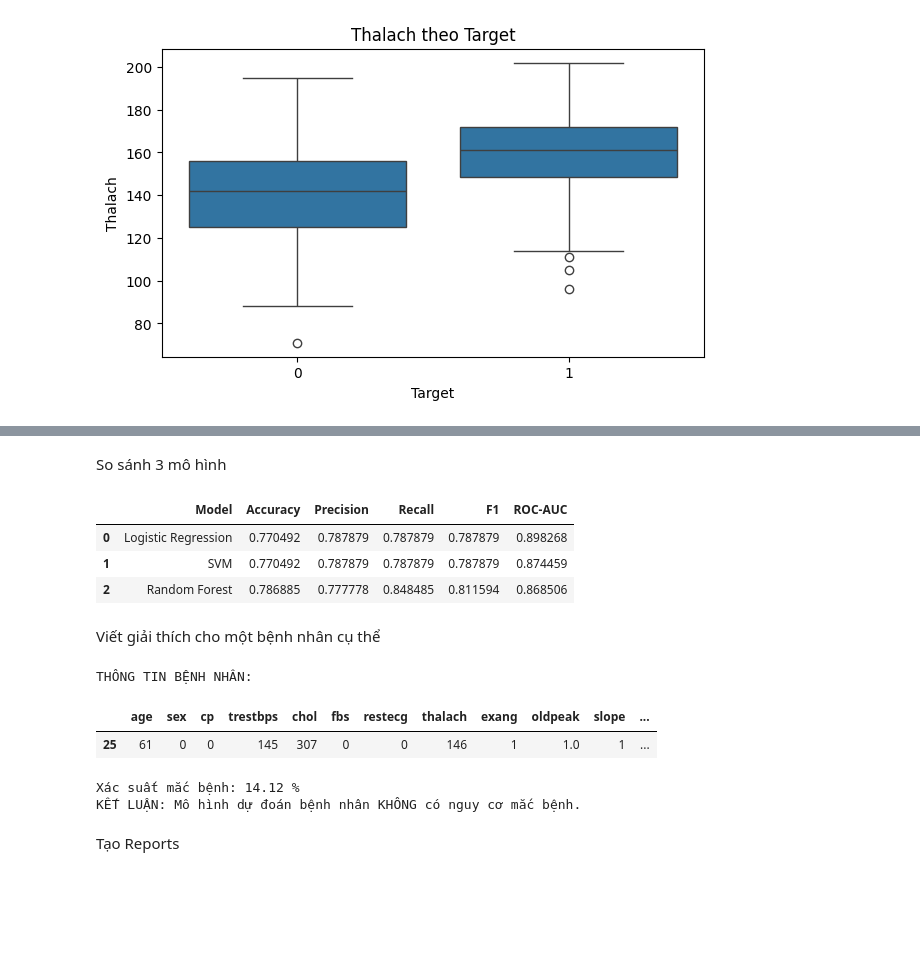
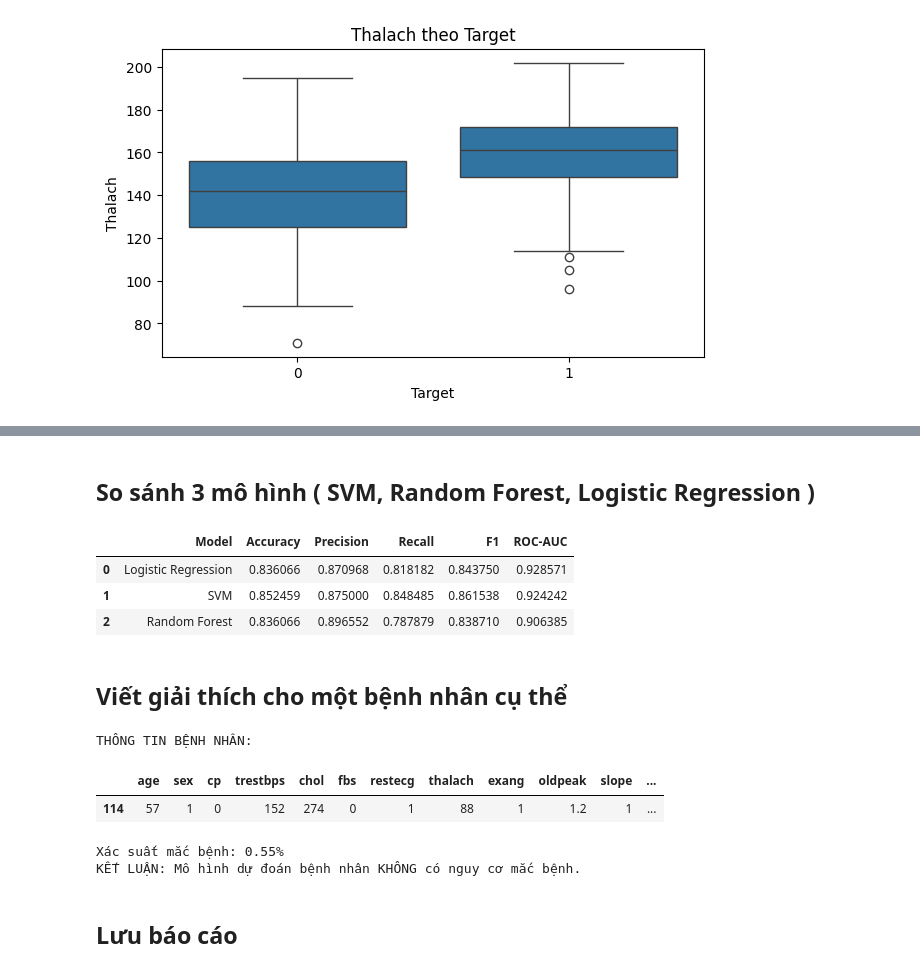
Before and after one commit to ThuyLyn/ThuyLinh_Lab-Machine-Learning, a Jupyter notebook: TT-04-LogisticRegression_Linh/notebooks/logistic_heart.ipynb, the cells around one changed output, grey strips where cells are left out. Cells and saved outputs as stored; diff of their text form; code cells hidden in the pictures; blank space fills up the shorter version.

```diff
--- a/TT-04-LogisticRegression_Linh/notebooks/logistic_heart.ipynb
+++ b/TT-04-LogisticRegression_Linh/notebooks/logistic_heart.ipynb
@@ -182,0 +160,12 @@ Name: target, dtype: float64
+# %%
+X = df.drop(columns=["target"])
+y = df["target"]
+
+X_train, X_temp, y_train, y_temp = train_test_split(
+    X, y, test_size=0.4, random_state=42, stratify=y
+)
+X_val, X_test, y_val, y_test = train_test_split(
+    X_temp, y_temp, test_size=0.5, random_state=42, stratify=y_temp
+)
+
+print(f"Train: {len(X_train)} | Validation: {len(X_val)} | Test: {len(X_test)}")
@@ -685,74 +440,58 @@ CÁC FEATURE CÓ VIF > 10
 # %% [markdown]
-So sánh 3 mô hình
+## So sánh 3 mô hình ( SVM, Random Forest, Logistic Regression )
 # %%
-from sklearn.svm import SVC
-from sklearn.ensemble import RandomForestClassifier
-from sklearn.metrics import accuracy_score, precision_score, recall_score, f1_score, roc_auc_score
-
-# Tạo mô hình
 svm = Pipeline([
     ("preprocessing", preprocessor),
-    ("model", SVC(probability=True, random_state=42))
+    ("model", SVC(probability=True, random_state=42)),
+])
+rf = Pipeline([
+    ("preprocessing", preprocessor),
+    ("model", RandomForestClassifier(n_estimators=200, random_state=42)),
 ])
 
-rf = Pipeline([
-    ("preprocessing", preprocessor),
-    ("model", RandomForestClassifier(n_estimators=200, random_state=42))
-])
-
-# Train
 svm.fit(X_train, y_train)
 rf.fit(X_train, y_train)
 
-# Dự đoán
 models = {
     "Logistic Regression": logistic_pipeline,
     "SVM": svm,
-    "Random Forest": rf
+    "Random Forest": rf,
 }
 
 results = []
-
 for name, model in models.items():
     pred = model.predict(X_test)
     prob = model.predict_proba(X_test)[:, 1]
-
     results.append([
         name,
         accuracy_score(y_test, pred),
         precision_score(y_test, pred, zero_division=0),
         recall_score(y_test, pred, zero_division=0),
         f1_score(y_test, pred, zero_division=0),
-        roc_auc_score(y_test, prob)
+        roc_auc_score(y_test, prob),
     ])
 
 comparison = pd.DataFrame(
-    results,
-    columns=["Model", "Accuracy", "Precision", "Recall", "F1", "ROC-AUC"]
+    results, columns=["Model", "Accuracy", "Precision", "Recall", "F1", "ROC-AUC"]
 )
-
 display(comparison)
 # %% [output]
 |  | Model | Accuracy | Precision | Recall | F1 | ROC-AUC |
-| 0 | Logistic Regression | 0.770492 | 0.787879 | 0.787879 | 0.787879 | 0.898268 |
-| 1 | SVM | 0.770492 | 0.787879 | 0.787879 | 0.787879 | 0.874459 |
-| 2 | Random Forest | 0.786885 | 0.777778 | 0.848485 | 0.811594 | 0.868506 |
+| 0 | Logistic Regression | 0.836066 | 0.870968 | 0.818182 | 0.843750 | 0.928571 |
+| 1 | SVM | 0.852459 | 0.875000 | 0.848485 | 0.861538 | 0.924242 |
+| 2 | Random Forest | 0.836066 | 0.896552 | 0.787879 | 0.838710 | 0.906385 |
 # %% [markdown]
-Viết giải thích cho một bệnh nhân cụ thể
+## Viết giải thích cho một bệnh nhân cụ thể
 # %%
-# Chọn bệnh nhân đầu tiên trong tập test
 patient = X_test.iloc[[0]]
 
-# Dự đoán xác suất mắc bệnh
 prob = logistic_pipeline.predict_proba(patient)[0, 1]
-
-# Dự đoán lớp
 prediction = logistic_pipeline.predict(patient)[0]
 
 print("THÔNG TIN BỆNH NHÂN:")
 display(patient)
 
-print("\nXác suất mắc bệnh:", round(prob * 100, 2), "%")
+print(f"\nXác suất mắc bệnh: {prob * 100:.2f}%")
 
 if prediction == 1:
     print("KẾT LUẬN: Mô hình dự đoán bệnh nhân CÓ nguy cơ mắc bệnh.")
@@ -761,8 +500,8 @@ else:
 # %% [output]
 THÔNG TIN BỆNH NHÂN:
 |  | age | sex | cp | trestbps | chol | fbs | restecg | thalach | exang | oldpeak | slope | ... |
-| 25 | 61 | 0 | 0 | 145 | 307 | 0 | 0 | 146 | 1 | 1.0 | 1 | ... |
+| 114 | 57 | 1 | 0 | 152 | 274 | 0 | 1 | 88 | 1 | 1.2 | 1 | ... |
-Xác suất mắc bệnh: 14.12 %
+Xác suất mắc bệnh: 0.55%
 KẾT LUẬN: Mô hình dự đoán bệnh nhân KHÔNG có nguy cơ mắc bệnh.
 # %% [markdown]
-Tạo Reports
+## Lưu báo cáo
```
Also changed, not shown: parts of 30 cells of this notebook, 2 other files.
